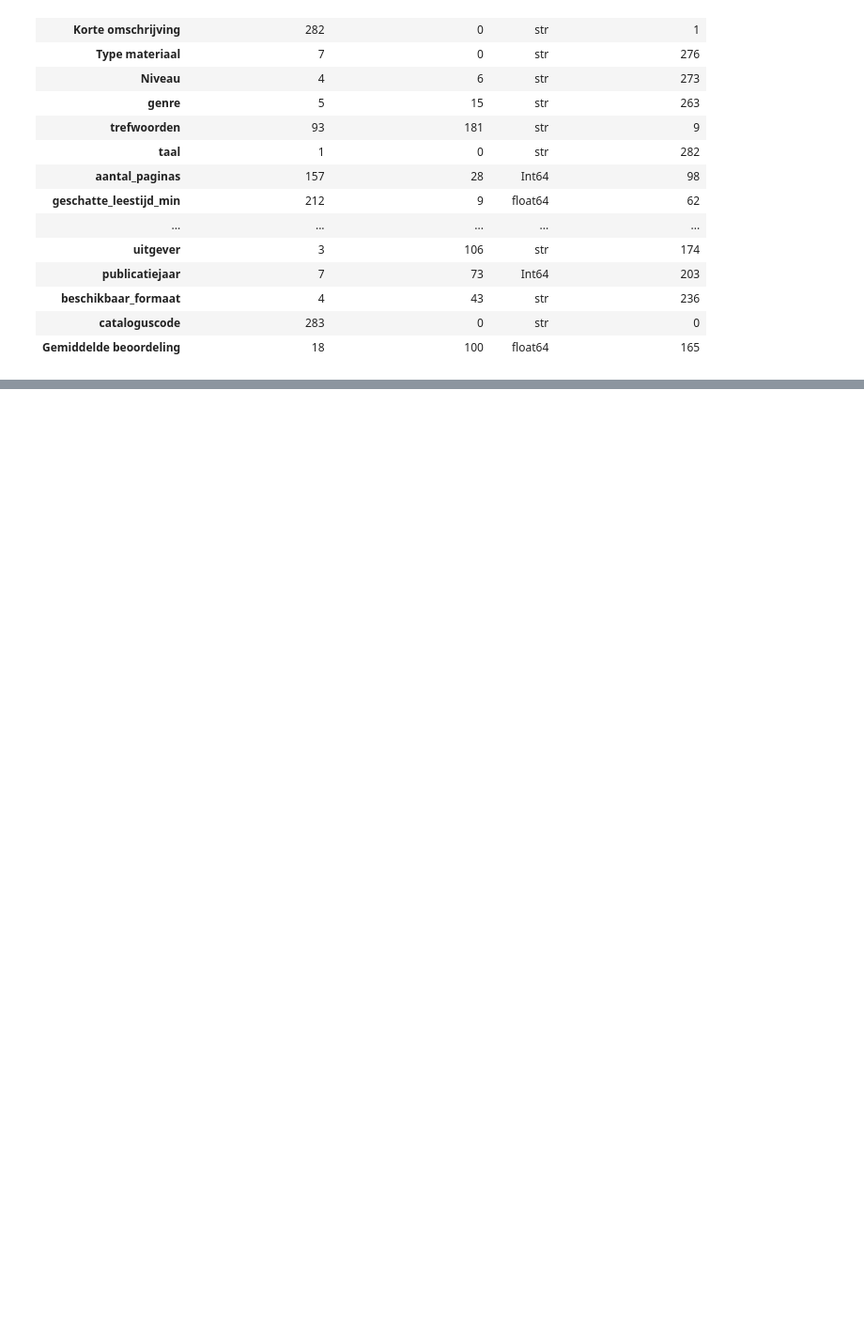
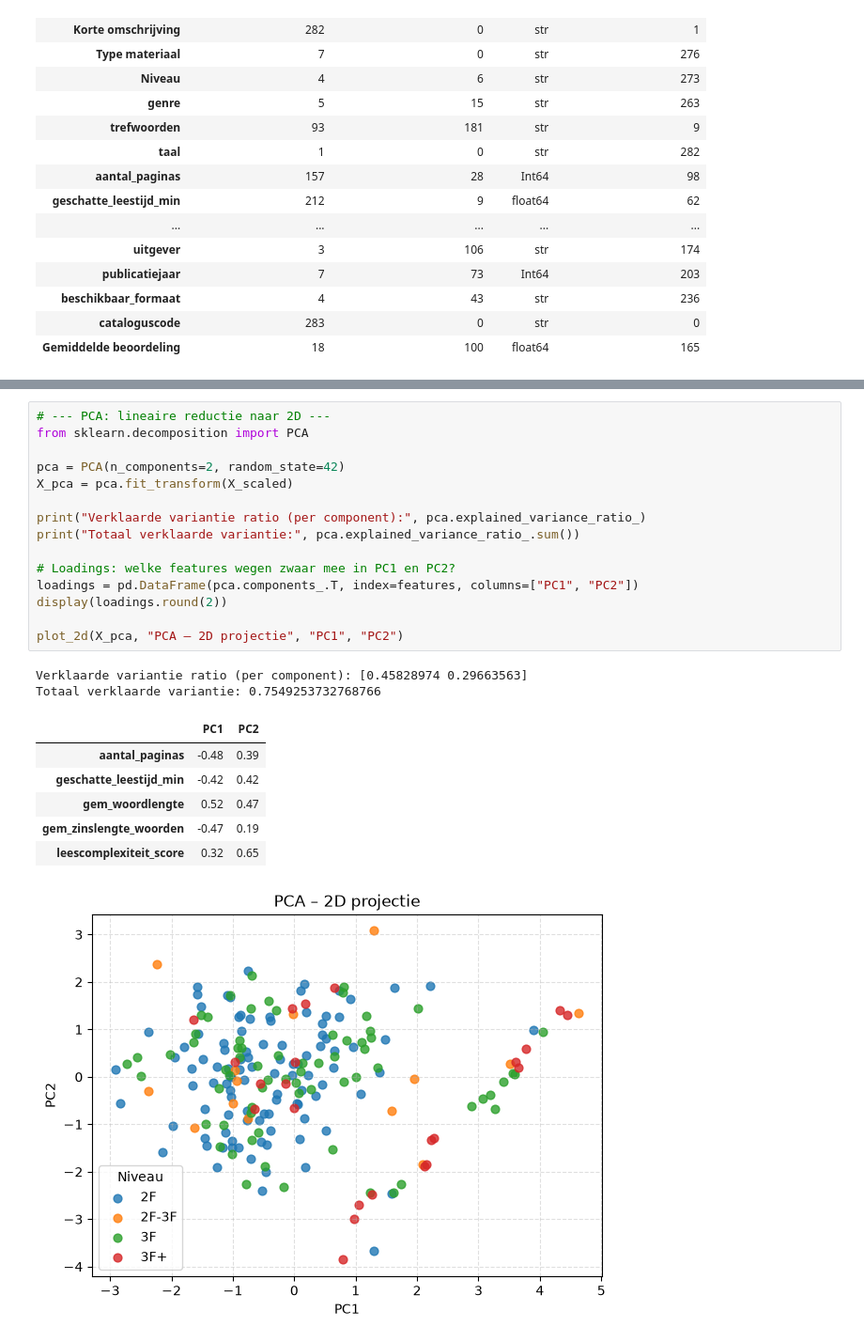
Before and after one commit to merijn1222/2.2Notebooks, a Jupyter notebook: LeesmateriaalAnalyse.ipynb, the cells around one changed output, grey strips where cells are left out. Shown at 94% size. Saved outputs shown, nothing was run; the diff lists cells and outputs as text; blank space fills up the shorter version.

```diff
--- a/LeesmateriaalAnalyse.ipynb
+++ b/LeesmateriaalAnalyse.ipynb
@@ -216,0 +315,25 @@ df[[kolom, "Titel"]][df[kolom].duplicated(keep=False) & df[kolom].notna()].sort_
+# %%
+# --- PCA: lineaire reductie naar 2D ---
+from sklearn.decomposition import PCA
+
+pca = PCA(n_components=2, random_state=42)
+X_pca = pca.fit_transform(X_scaled)
+
+print("Verklaarde variantie ratio (per component):", pca.explained_variance_ratio_)
+print("Totaal verklaarde variantie:", pca.explained_variance_ratio_.sum())
+
+# Loadings: welke features wegen zwaar mee in PC1 en PC2?
+loadings = pd.DataFrame(pca.components_.T, index=features, columns=["PC1", "PC2"])
+display(loadings.round(2))
+
+plot_2d(X_pca, "PCA – 2D projectie", "PC1", "PC2")
+# %% [output]
+Verklaarde variantie ratio (per component): [0.45828974 0.29663563]
+Totaal verklaarde variantie: 0.7549253732768766
+|  | PC1 | PC2 |
+| aantal_paginas | -0.48 | 0.39 |
+| geschatte_leestijd_min | -0.42 | 0.42 |
+| gem_woordlengte | 0.52 | 0.47 |
+| gem_zinslengte_woorden | -0.47 | 0.19 |
+| leescomplexiteit_score | 0.32 | 0.65 |
+[figure, added]
```
Also changed, not shown: parts of 8 cells of this notebook.
